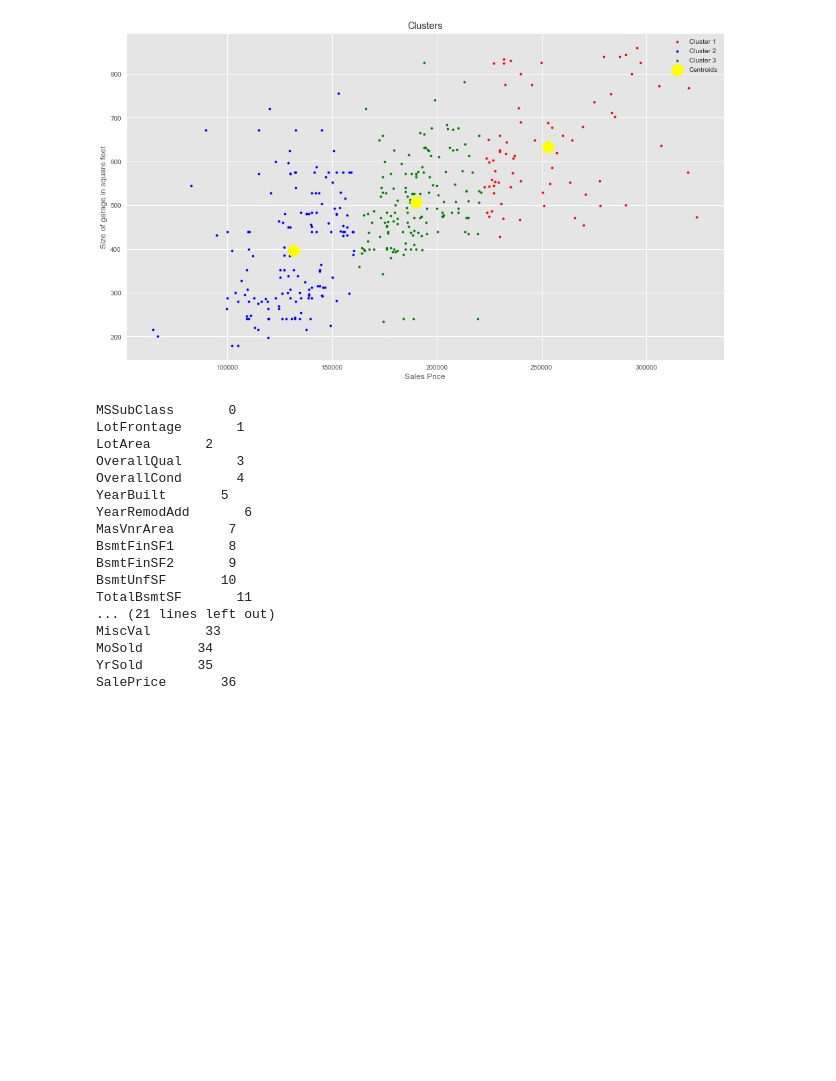
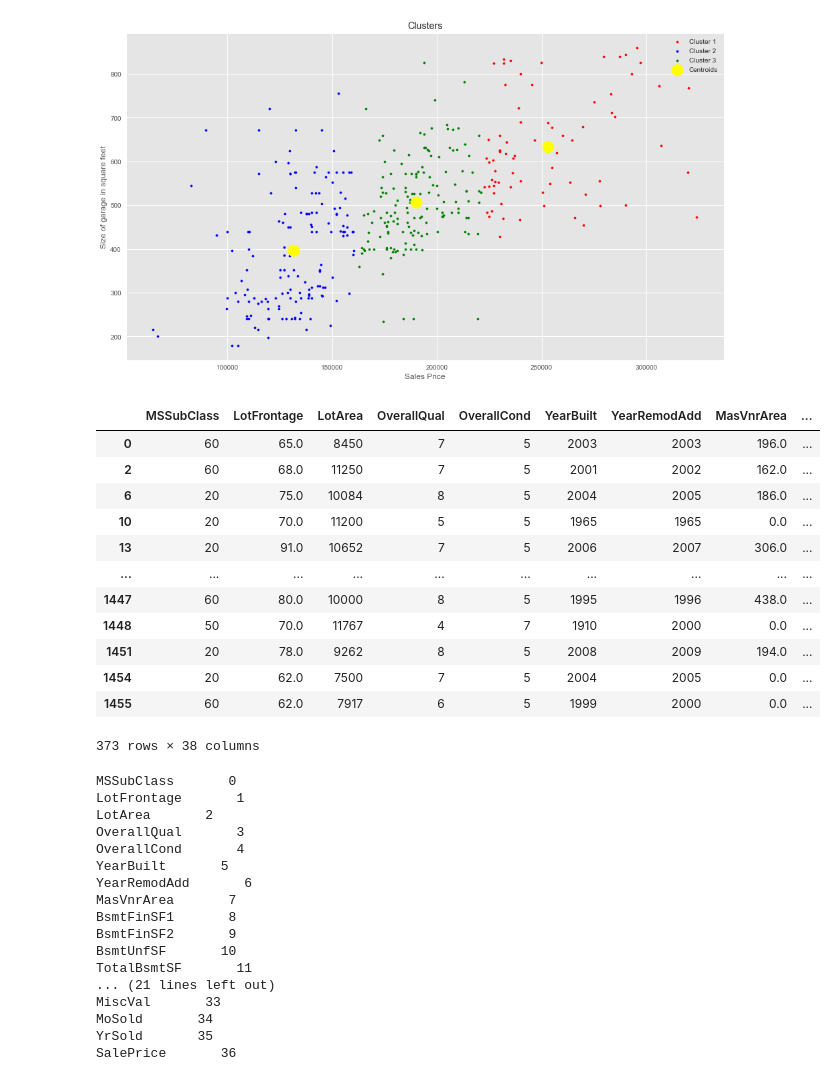
Before and after one commit to ElGutiz/Miner-a-HT3, a Jupyter notebook: Mineria de Datos-HDT3.ipynb, the cells around one changed output. Saved outputs shown, nothing was run; the diff lists cells and outputs as text; code cells hidden in the pictures; blank space fills up the shorter version.

```diff
--- a/Mineria de Datos-HDT3.ipynb
+++ b/Mineria de Datos-HDT3.ipynb
@@ -730,6 +730,25 @@ plt.legend()
 plt.show()
 # %% [output]
 [figure]
+# %%
+
+entrenamiento['Quality-Price'] = entrenamiento['OverallQual'] / entrenamiento['SalePrice']
+entrenamiento['Quality-Price'] = entrenamiento['Quality-Price'] / max(entrenamiento['Quality-Price'])
+entrenamiento
+# %% [output]
+|  | MSSubClass | LotFrontage | LotArea | OverallQual | OverallCond | YearBuilt | YearRemodAdd | MasVnrArea | ... |
+| 0 | 60 | 65.0 | 8450 | 7 | 5 | 2003 | 2003 | 196.0 | ... |
+| 2 | 60 | 68.0 | 11250 | 7 | 5 | 2001 | 2002 | 162.0 | ... |
+| 6 | 20 | 75.0 | 10084 | 8 | 5 | 2004 | 2005 | 186.0 | ... |
+| 10 | 20 | 70.0 | 11200 | 5 | 5 | 1965 | 1965 | 0.0 | ... |
+| 13 | 20 | 91.0 | 10652 | 7 | 5 | 2006 | 2007 | 306.0 | ... |
+| ... | ... | ... | ... | ... | ... | ... | ... | ... | ... |
+| 1447 | 60 | 80.0 | 10000 | 8 | 5 | 1995 | 1996 | 438.0 | ... |
+| 1448 | 50 | 70.0 | 11767 | 4 | 7 | 1910 | 2000 | 0.0 | ... |
+| 1451 | 20 | 78.0 | 9262 | 8 | 5 | 2008 | 2009 | 194.0 | ... |
+| 1454 | 20 | 62.0 | 7500 | 7 | 5 | 2004 | 2005 | 0.0 | ... |
+| 1455 | 60 | 62.0 | 7917 | 6 | 5 | 1999 | 2000 | 0.0 | ... |
+373 rows × 38 columns
 # %%
 l = 0
 for col in entrenamiento.columns:
```
